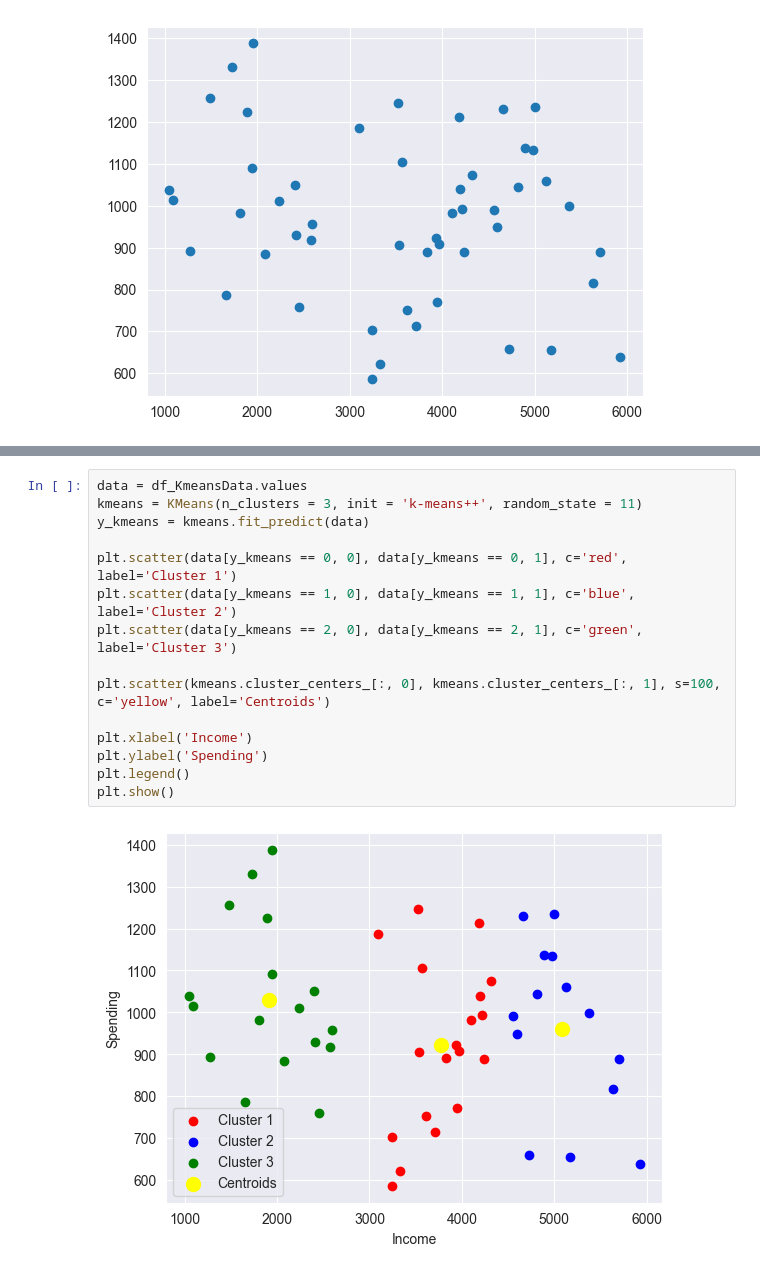
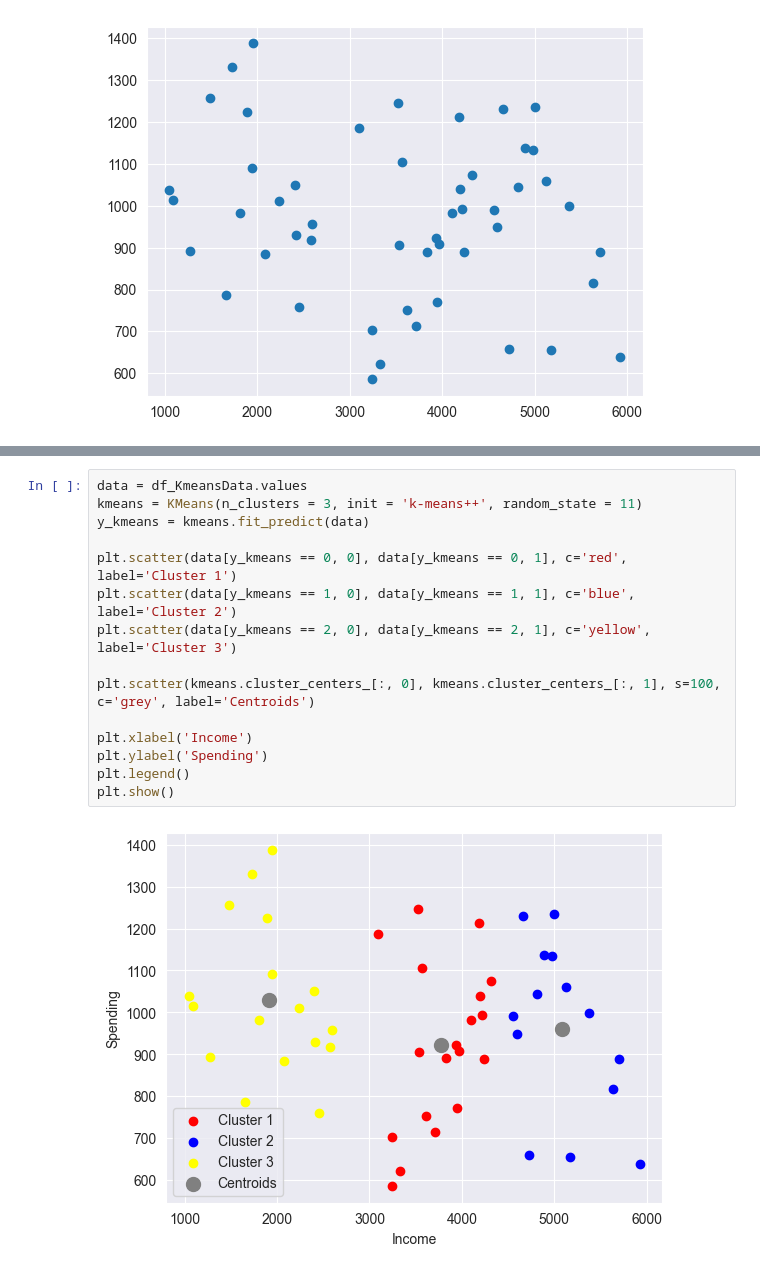
Before and after one commit to MerMer12345/MachineLearningAssignment, a Jupyter notebook: main.ipynb, the cells around one changed output, grey strips where cells are left out. Drawn from its saved outputs; the diff is of its cells as text.

```diff
--- a/main.ipynb
+++ b/main.ipynb
@@ -111,17 +112,17 @@ plt.show()
 # %%
 data = df_KmeansData.values
 kmeans = KMeans(n_clusters = 3, init = 'k-means++', random_state = 11)
 y_kmeans = kmeans.fit_predict(data)
 
 plt.scatter(data[y_kmeans == 0, 0], data[y_kmeans == 0, 1], c='red', label='Cluster 1')
 plt.scatter(data[y_kmeans == 1, 0], data[y_kmeans == 1, 1], c='blue', label='Cluster 2')
-plt.scatter(data[y_kmeans == 2, 0], data[y_kmeans == 2, 1], c='green', label='Cluster 3')
+plt.scatter(data[y_kmeans == 2, 0], data[y_kmeans == 2, 1], c='yellow', label='Cluster 3')
 
-plt.scatter(kmeans.cluster_centers_[:, 0], kmeans.cluster_centers_[:, 1], s=100, c='yellow', label='Centroids')
+plt.scatter(kmeans.cluster_centers_[:, 0], kmeans.cluster_centers_[:, 1], s=100, c='grey', label='Centroids')
 
 plt.xlabel('Income')
 plt.ylabel('Spending')
 plt.legend()
 plt.show()
 # %% [output]
-[figure, old version]
+[figure, new version]
```
Also changed, not shown: parts of 1 cell of this notebook.
